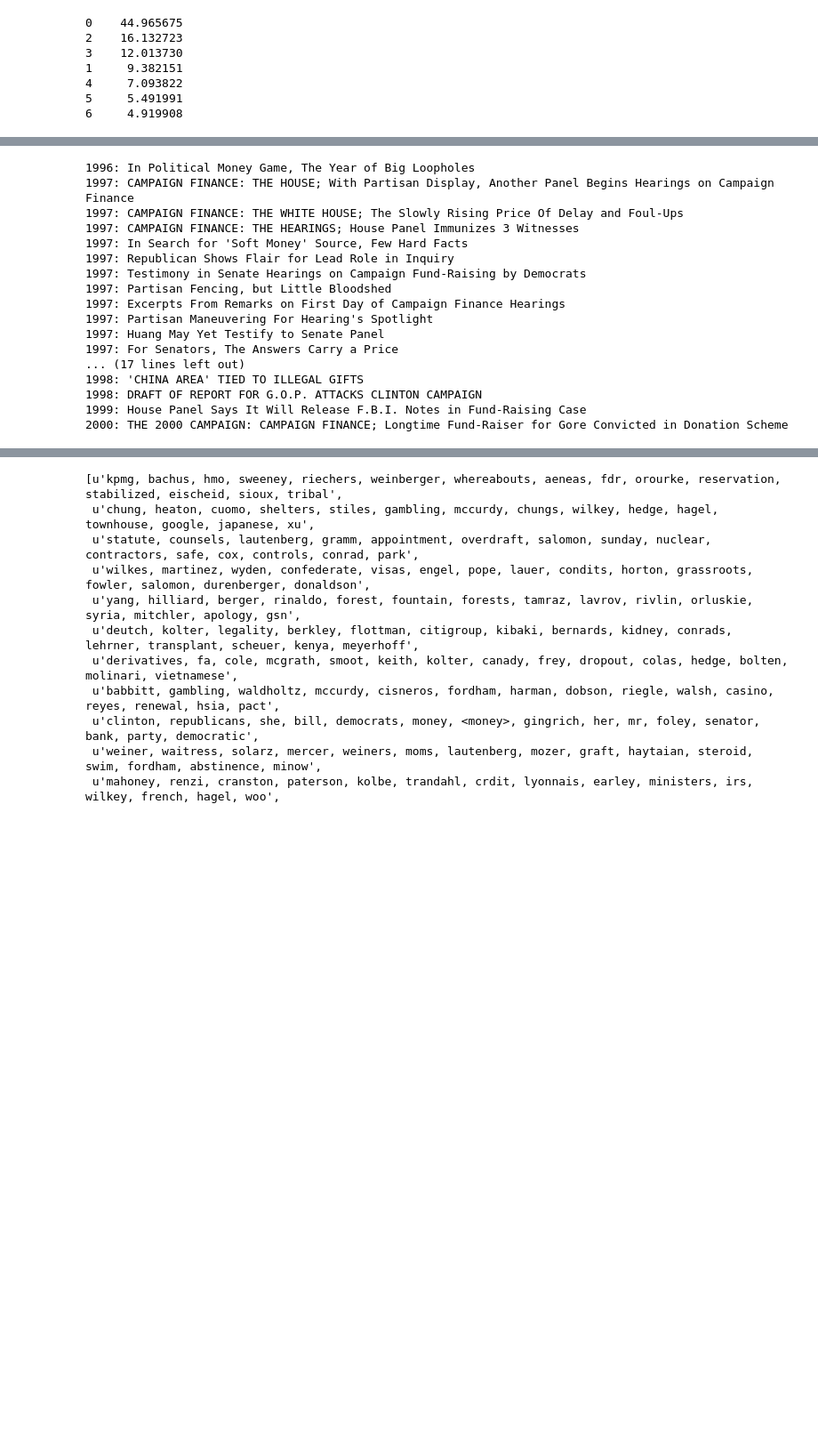
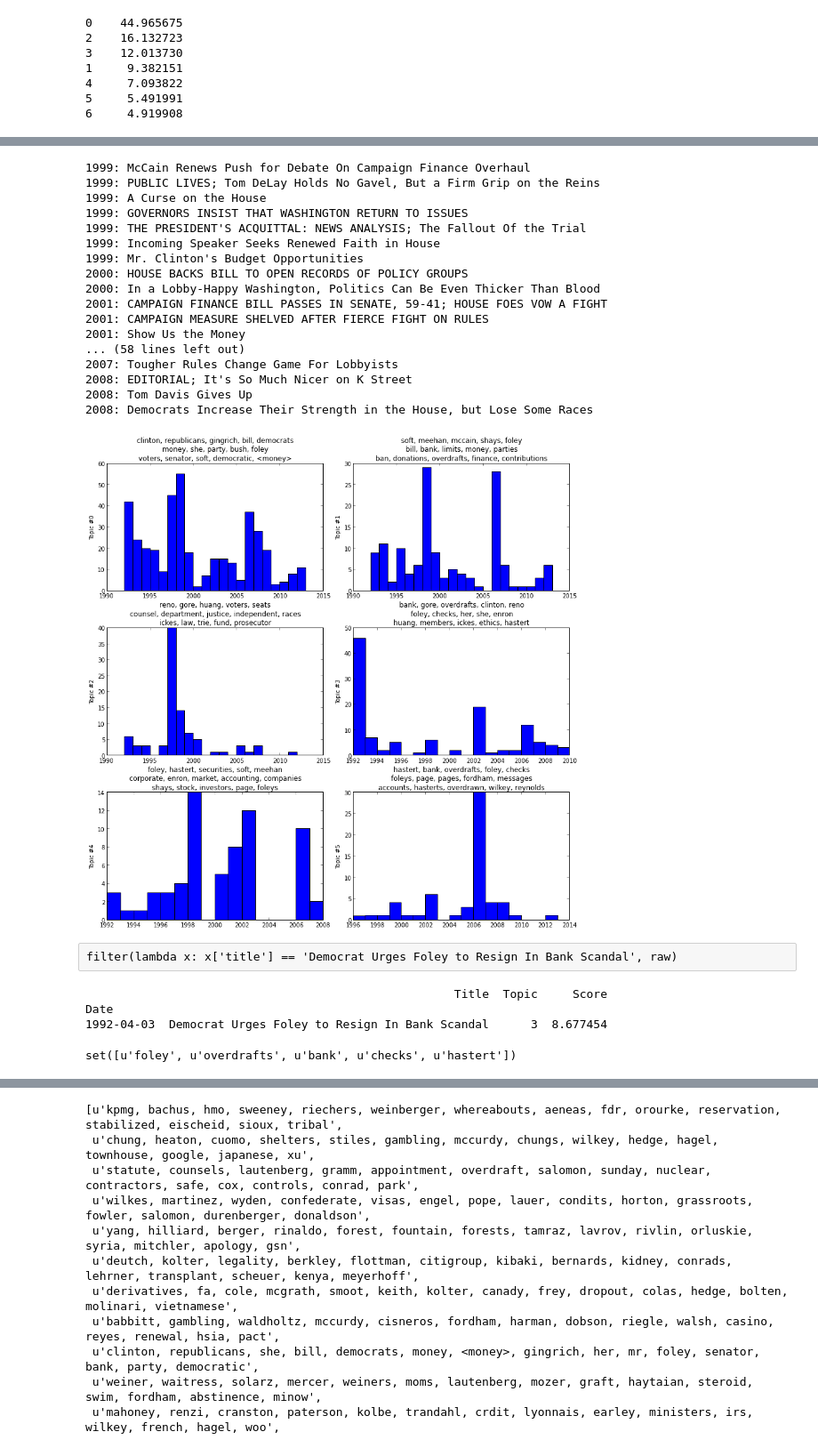
Before and after one commit to wcbeard/nyt-nlp, a Jupyter notebook: nyt-nlp.ipynb, the cells around one changed output, grey strips where cells are left out. Shown at 89% size. Drawn from its saved outputs; the diff is of its cells as text; code cells hidden in the pictures; blank space fills up the shorter version.

```diff
--- a/nyt-nlp.ipynb
+++ b/nyt-nlp.ipynb
@@ -373,22 +301,51 @@ for i, wds in enumerate(_topic_words):
 # %%
-_s = sorted(((b['title'], b['date'].year) for b in filter(lambda x: 'huang' in x['text'].lower(), raw)), key=itemgetter(1))
+search = lambda wrd: sorted(((b['title'], b['date'].year) for b in filter(lambda x: wrd in x['text'].lower(), raw)), key=itemgetter(1))
+_s = sorted(((b['title'], b['date'].year) for b in filter(lambda x: 'hastert' in x['text'].lower(), raw)), key=itemgetter(1))
 for t, y in _s:
     print '{}: {}'.format(y, t)
 # %% [output]
-1996: In Political Money Game, The Year of Big Loopholes
-1997: CAMPAIGN FINANCE: THE HOUSE; With Partisan Display, Another Panel Begins Hearings on Campaign Finance
-1997: CAMPAIGN FINANCE: THE WHITE HOUSE; The Slowly Rising Price Of Delay and Foul-Ups
-1997: CAMPAIGN FINANCE: THE HEARINGS; House Panel Immunizes 3 Witnesses
-1997: In Search for 'Soft Money' Source, Few Hard Facts
-1997: Republican Shows Flair for Lead Role in Inquiry
-1997: Testimony in Senate Hearings on Campaign Fund-Raising by Democrats
-1997: Partisan Fencing, but Little Bloodshed
-1997: Excerpts From Remarks on First Day of Campaign Finance Hearings
-1997: Partisan Maneuvering For Hearing's Spotlight
-1997: Huang May Yet Testify to Senate Panel
-1997: For Senators, The Answers Carry a Price
-... (17 lines left out)
-1998: 'CHINA AREA' TIED TO ILLEGAL GIFTS
-1998: DRAFT OF REPORT FOR G.O.P. ATTACKS CLINTON CAMPAIGN
-1999: House Panel Says It Will Release F.B.I. Notes in Fund-Raising Case
-2000: THE 2000 CAMPAIGN: CAMPAIGN FINANCE; Longtime Fund-Raiser for Gore Convicted in Donation Scheme
+1999: McCain Renews Push for Debate On Campaign Finance Overhaul
+1999: PUBLIC LIVES; Tom DeLay Holds No Gavel, But a Firm Grip on the Reins
+1999: A Curse on the House
+1999: GOVERNORS INSIST THAT WASHINGTON RETURN TO ISSUES
+1999: THE PRESIDENT'S ACQUITTAL: NEWS ANALYSIS; The Fallout Of the Trial
+1999: Incoming Speaker Seeks Renewed Faith in House
+1999: Mr. Clinton's Budget Opportunities
+2000: HOUSE BACKS BILL TO OPEN RECORDS OF POLICY GROUPS
+2000: In a Lobby-Happy Washington, Politics Can Be Even Thicker Than Blood
+2001: CAMPAIGN FINANCE BILL PASSES IN SENATE, 59-41; HOUSE FOES VOW A FIGHT
+2001: CAMPAIGN MEASURE SHELVED AFTER FIERCE FIGHT ON RULES
+2001: Show Us the Money
+... (58 lines left out)
+2007: Tougher Rules Change Game For Lobbyists
+2008: EDITORIAL; It's So Much Nicer on K Street
+2008: Tom Davis Gives Up
+2008: Democrats Increase Their Strength in the House, but Lose Some Races
+# %%
+span = lambda seq: range(min(seq), max(seq) + 1)
+# %%
+plt.figsize(12, 12)
+topics = df.Topic.unique()
+N = len(topics) // 2
+for i, topic in enumerate(sorted(topics)):
+    plt.subplot(N * 100 + 20 + i + 1)
+    a = df[df.Topic == topic].index.map(lambda x: x.year)
+    plt.hist(a, bins=span(a))
+    plt.ylabel('Topic #{}'.format(topic))
+    plt.title(tformat(topic_words[i]))
+plt.tight_layout()
+plt.figsize(6, 4)
+# %% [output]
+[figure, added]
+# %% [raw]
+filter(lambda x: x['title'] == 'Democrat Urges Foley to Resign In Bank Scandal', raw)
+# %%
+df[df.Title == 'Democrat Urges Foley to Resign In Bank Scandal']
+# %% [output]
+                                                     Title  Topic     Score
+Date
+1992-04-03  Democrat Urges Foley to Resign In Bank Scandal      3  8.677454
+# %%
+set(topic_words[3]) & set(topic_words[5])
+# %% [output]
+set([u'foley', u'overdrafts', u'bank', u'checks', u'hastert'])
```
Also changed, not shown: parts of 28 cells of this notebook, 1 other file.
